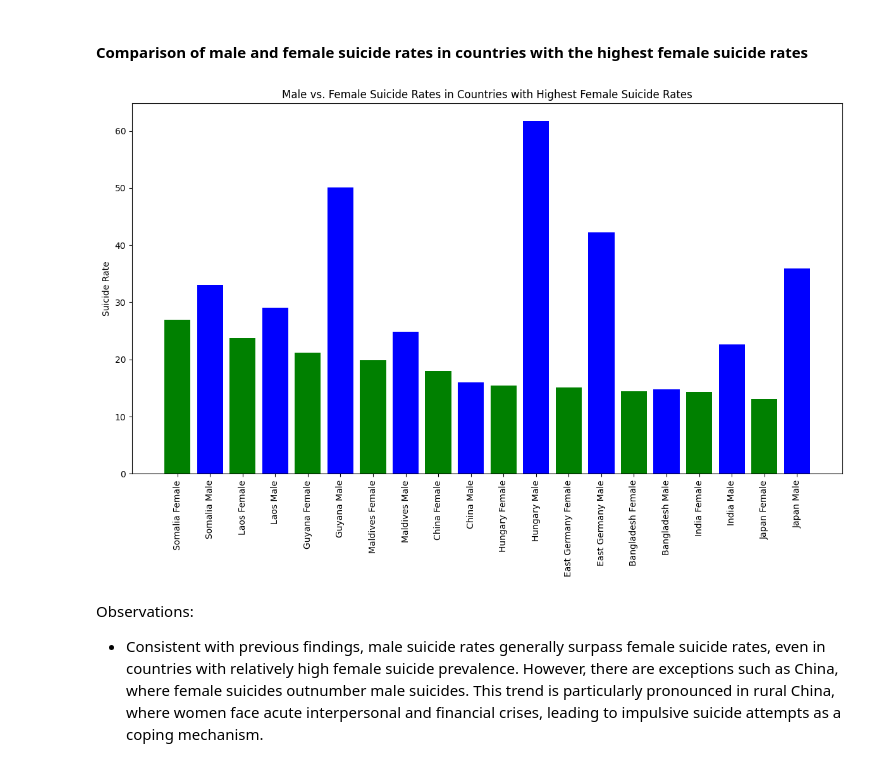
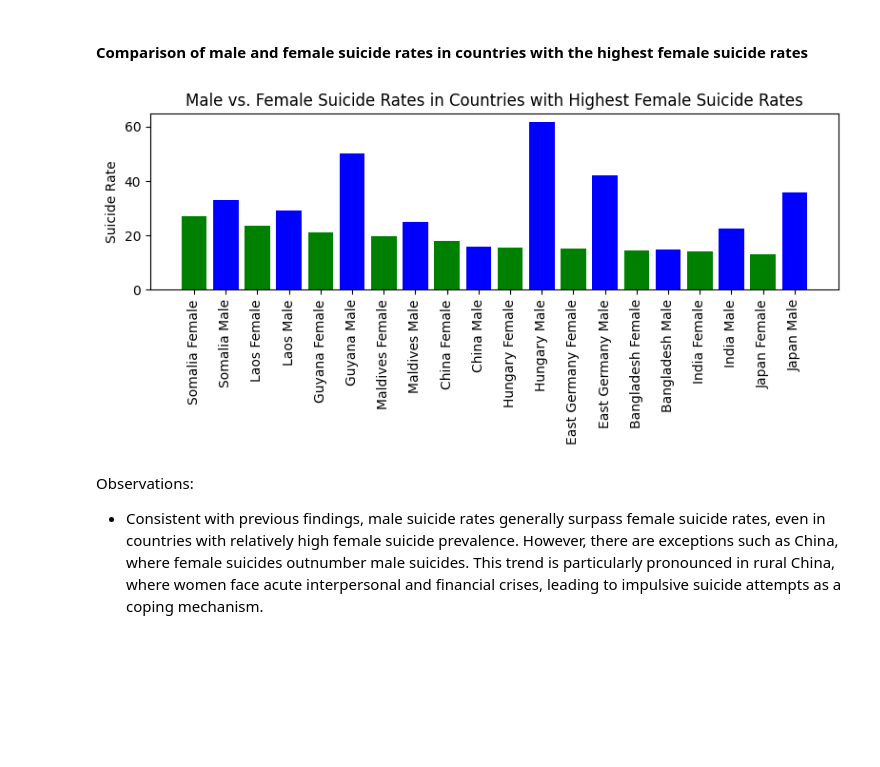
Before and after one commit to NazraJN/Suicide_rates, a Jupyter notebook: Suicide_rates_analysis.ipynb, the cells around one changed output. Cells and saved outputs as stored; diff of their text form; code cells hidden in the pictures; blank space fills up the shorter version.

```diff
--- a/Suicide_rates_analysis.ipynb
+++ b/Suicide_rates_analysis.ipynb
@@ -715,19 +784,19 @@ Observation:
 # %%
 # Merge highest female suicide rates with male suicide rates
 merged_rates = pd.merge(highest_female_suicide_rates_by_country, male_suicide_rates, on='Entity', suffixes=('_female', '_male'))
 
 # Plotting
-plt.figure(figsize=(12, 8))
+plt.figure(figsize=(8, 4))
 for index, row in merged_rates.iterrows():
     plt.bar([row['Entity'] + ' Female', row['Entity'] + ' Male'], [row['Female suicide rate (WHO (2005))'], row['Male suicide rate (WHO (2005))']], color=['green', 'blue'])
 
 plt.title('Male vs. Female Suicide Rates in Countries with Highest Female Suicide Rates')
 plt.ylabel('Suicide Rate')
 plt.xticks(rotation=90)
 plt.tight_layout()
 plt.show()
 # %% [output]
-[figure, old version]
+[figure, new version]
 # %% [markdown]
 Observations:
 * Consistent with previous findings, male suicide rates generally surpass female suicide rates, even in countries with relatively high female suicide prevalence. However, there are exceptions such as China, where female suicides outnumber male suicides. This trend is particularly pronounced in rural China, where women face acute interpersonal and financial crises, leading to impulsive suicide attempts as a coping mechanism.
```
Also changed, not shown: parts of 11 cells of this notebook.
